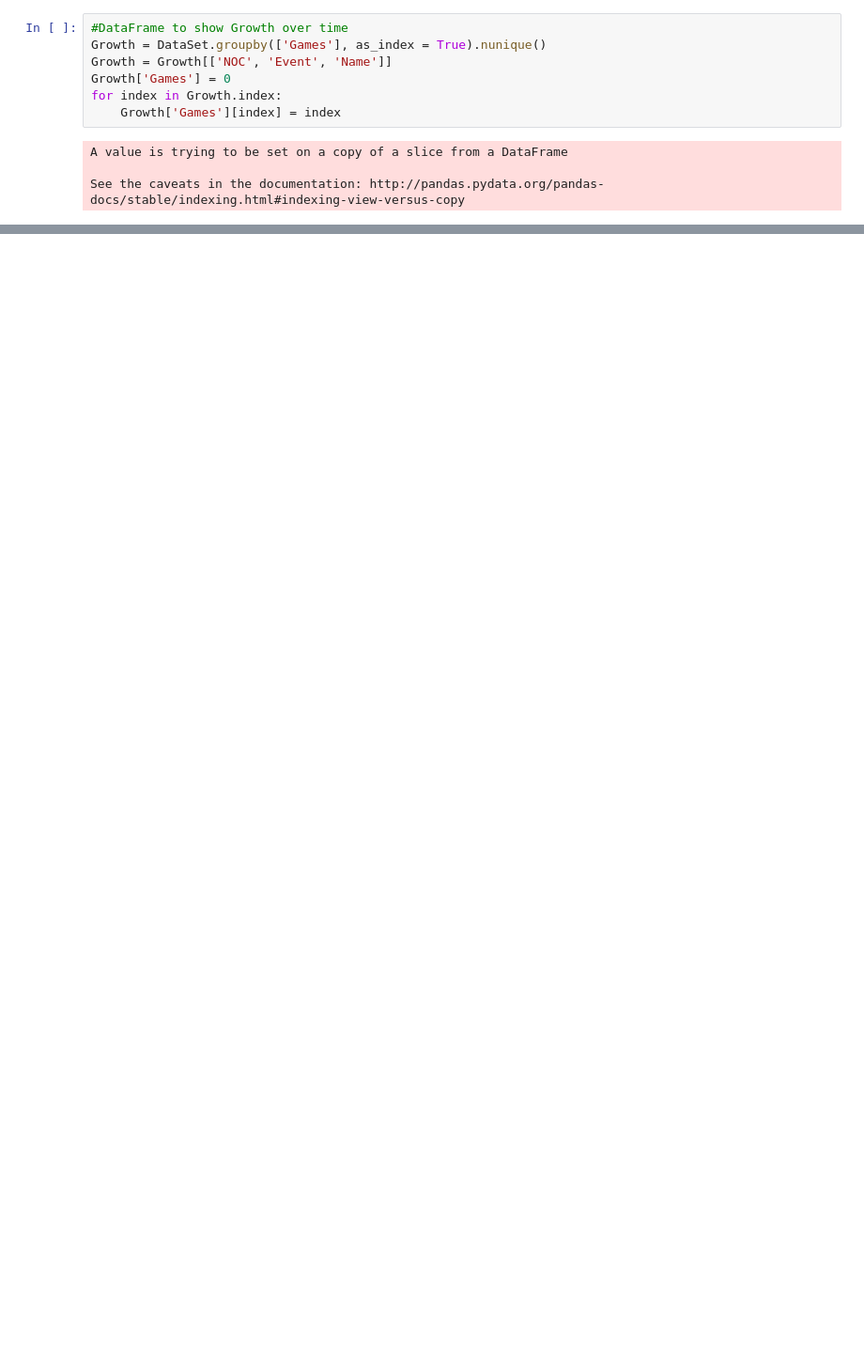
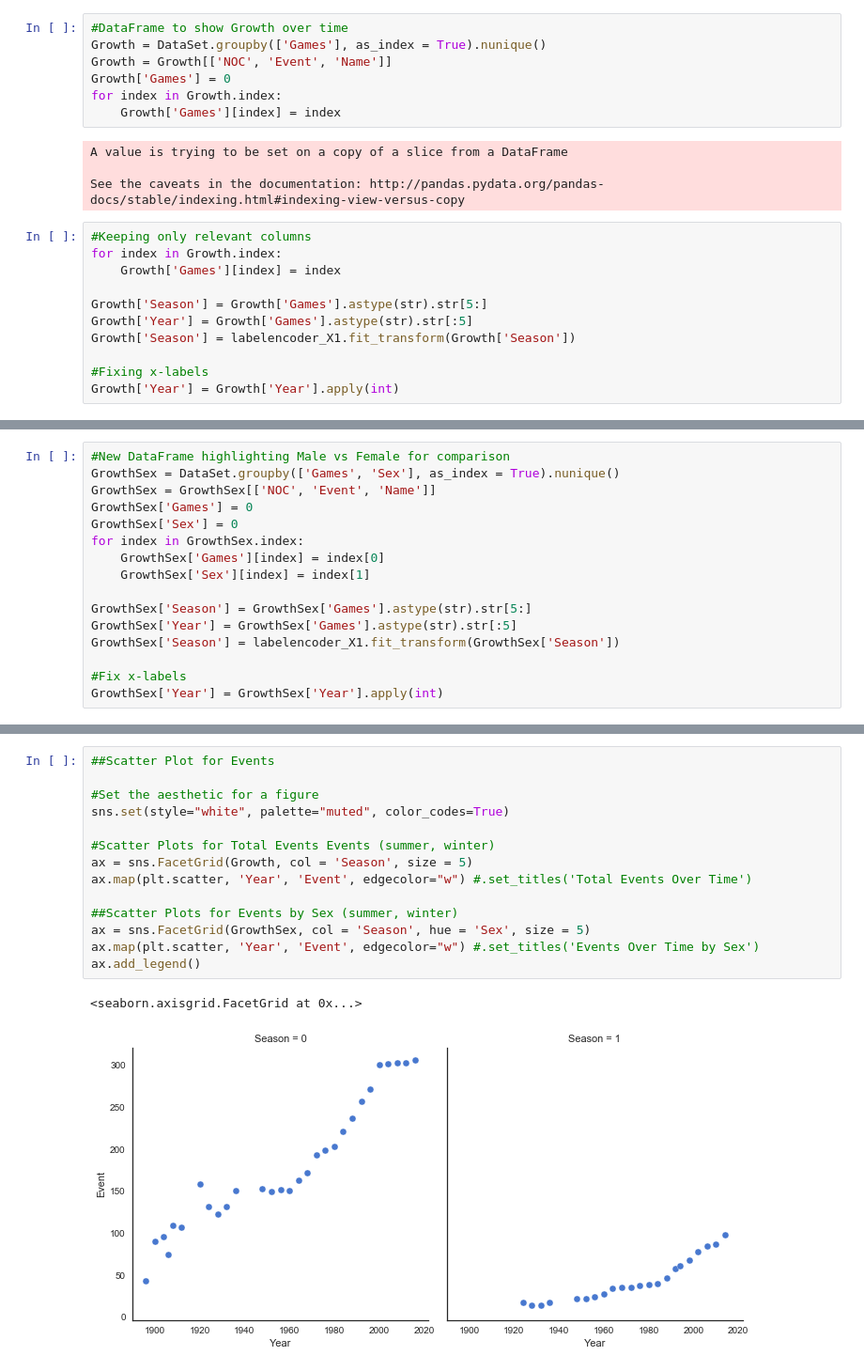
Before and after one commit to rbhavsar5/thinkful, a Jupyter notebook: OlympicNotebook.ipynb, the cells around one changed output, grey strips where cells are left out. Shown at 94% size. Drawn from its saved outputs; the diff is of its cells as text; blank space fills up the shorter version.

```diff
--- a/OlympicNotebook.ipynb
+++ b/OlympicNotebook.ipynb
@@ -159,3 +253,14 @@ for index in Growth.index:
 A value is trying to be set on a copy of a slice from a DataFrame
 
 See the caveats in the documentation: http://pandas.pydata.org/pandas-docs/stable/indexing.html#indexing-view-versus-copy
+# %%
+#Keeping only relevant columns
+for index in Growth.index:
+    Growth['Games'][index] = index
+
+Growth['Season'] = Growth['Games'].astype(str).str[5:]
+Growth['Year'] = Growth['Games'].astype(str).str[:5]
+Growth['Season'] = labelencoder_X1.fit_transform(Growth['Season'])
+
+#Fixing x-labels
+Growth['Year'] = Growth['Year'].apply(int)
@@ -161,0 +272,16 @@ See the caveats in the documentation: http://pandas.pydata.org/pandas-docs/stabl
+# %%
+#New DataFrame highlighting Male vs Female for comparison
+GrowthSex = DataSet.groupby(['Games', 'Sex'], as_index = True).nunique()
+GrowthSex = GrowthSex[['NOC', 'Event', 'Name']]
+GrowthSex['Games'] = 0
+GrowthSex['Sex'] = 0
+for index in GrowthSex.index:
+    GrowthSex['Games'][index] = index[0]
+    GrowthSex['Sex'][index] = index[1]
+
+GrowthSex['Season'] = GrowthSex['Games'].astype(str).str[5:]
+GrowthSex['Year'] = GrowthSex['Games'].astype(str).str[:5]
+GrowthSex['Season'] = labelencoder_X1.fit_transform(GrowthSex['Season'])
+
+#Fix x-labels
+GrowthSex['Year'] = GrowthSex['Year'].apply(int)
@@ -161,0 +297,17 @@ See the caveats in the documentation: http://pandas.pydata.org/pandas-docs/stabl
+# %%
+##Scatter Plot for Events
+
+#Set the aesthetic for a figure
+sns.set(style="white", palette="muted", color_codes=True)
+
+#Scatter Plots for Total Events Events (summer, winter)
+ax = sns.FacetGrid(Growth, col = 'Season', size = 5)
+ax.map(plt.scatter, 'Year', 'Event', edgecolor="w") #.set_titles('Total Events Over Time')
+
+##Scatter Plots for Events by Sex (summer, winter)
+ax = sns.FacetGrid(GrowthSex, col = 'Season', hue = 'Sex', size = 5)
+ax.map(plt.scatter, 'Year', 'Event', edgecolor="w") #.set_titles('Events Over Time by Sex')
+ax.add_legend()
+# %% [output]
+<seaborn.axisgrid.FacetGrid at 0x...>
+[figure, added]
```
Also changed, not shown: parts of 31 cells of this notebook.
